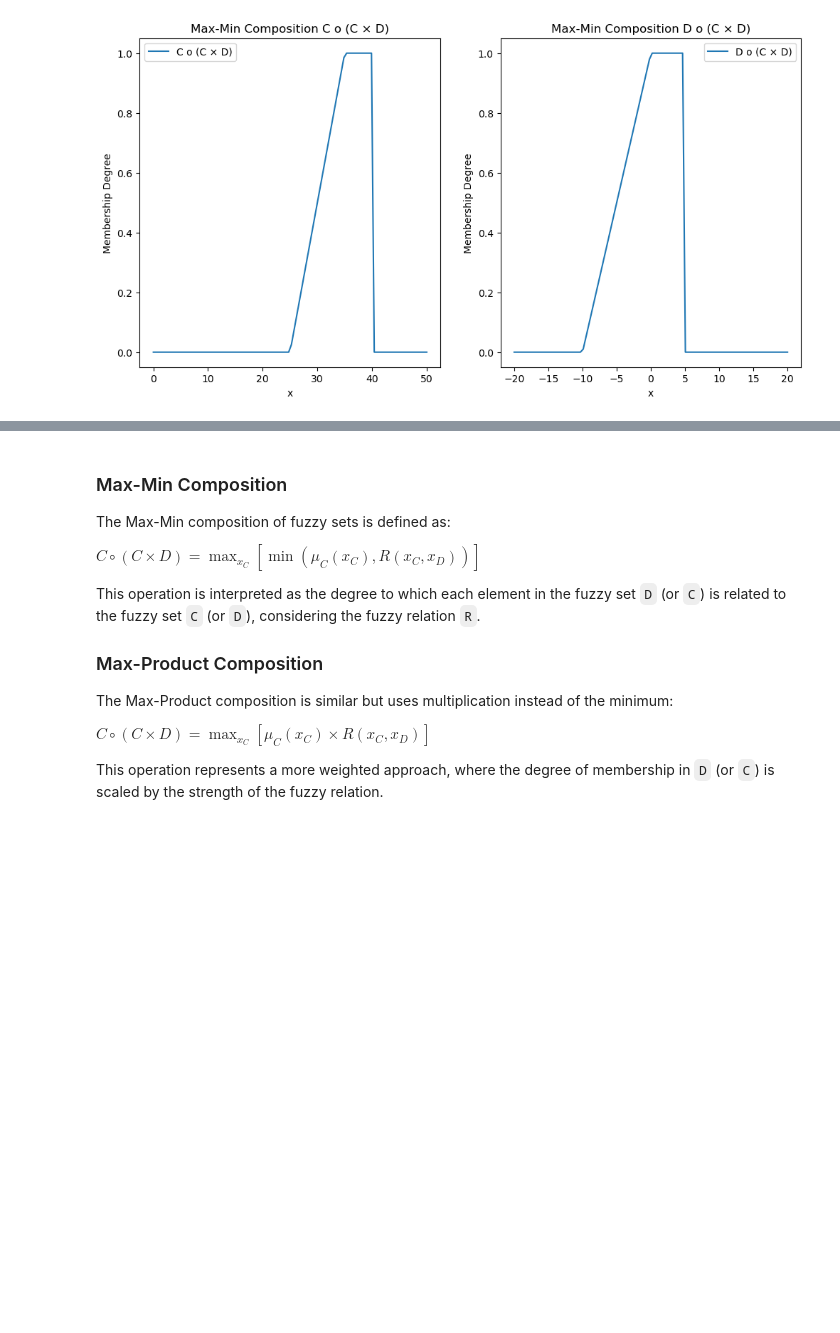
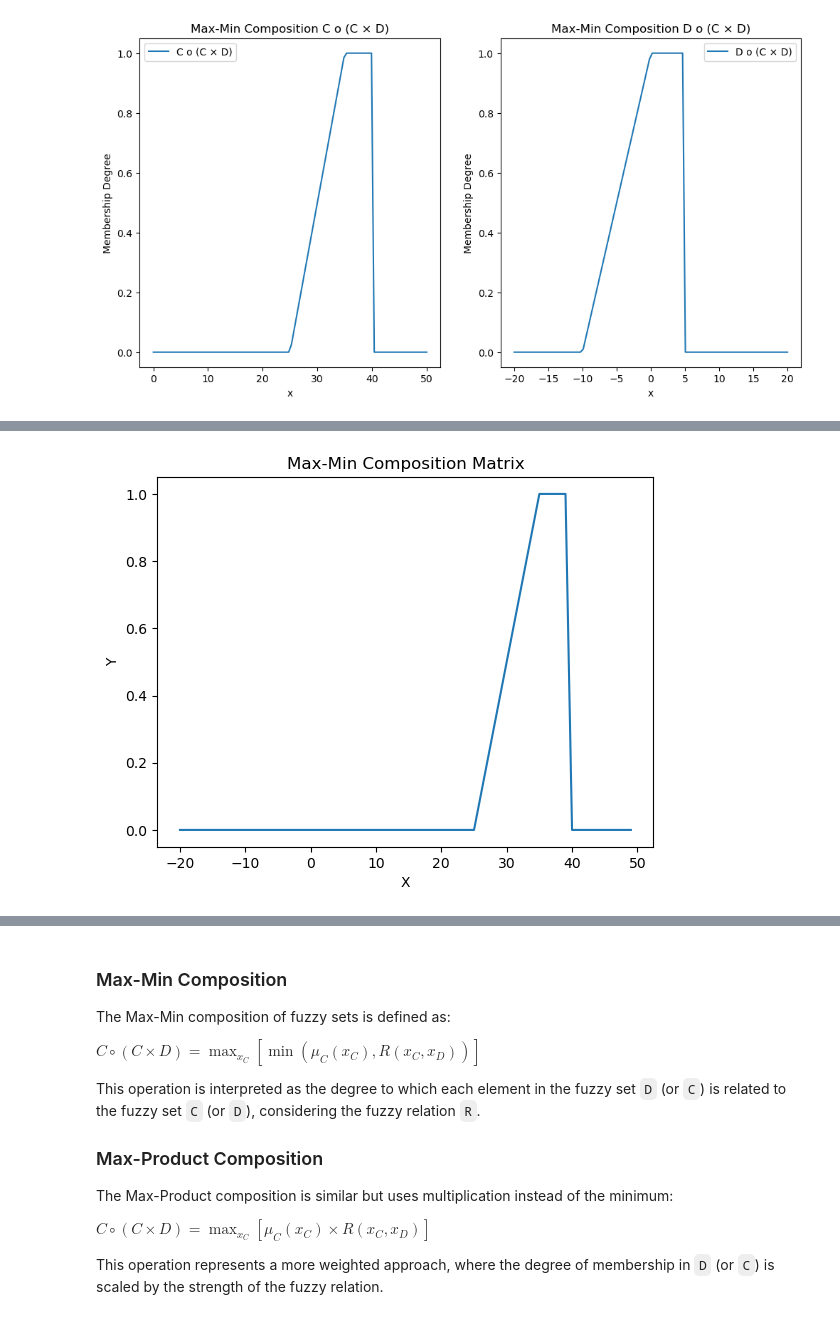
Before and after one commit to Uttam-Mahata/Soft_Computing, a Jupyter notebook: Assignment2/Fuzzy_logic.ipynb, the cells around one changed output, grey strips where cells are left out. Cells and saved outputs as stored; diff of their text form; code cells hidden in the pictures; blank space fills up the shorter version.

```diff
--- a/Assignment2/Fuzzy_logic.ipynb
+++ b/Assignment2/Fuzzy_logic.ipynb
@@ -643,0 +749,91 @@ plt.show()
+# %%
+import numpy as np
+import matplotlib.pyplot as plt
+
+# Functions for warm and cold
+def func_warm(x):
+    if x < 25:
+        return 0
+    elif 25 <= x < 35:
+        return (x - 25) / (35 - 25)
+    elif 35 <= x < 40:
+        return 1
+    else:
+        return 0
+
+def func_cold(x):
+    if x < (-10):
+        return 0
+    elif (-10) <= x < 0:
+        return (x - (-10)) / (0 - (-10))
+    elif 0 <= x < 5:
+        return 1
+    else:
+        return 0
+
+# Range of X values
+X = np.arange(-20, 50)
+C = [func_cold(val) for val in X]
+D = [func_warm(val) for val in X]
+
+# Initialize relational matrix
+relational_matrix = np.zeros((len(X), len(X)))
+
+# Populate the relational matrix using min operation
+for i in range(len(C)):
+    for j in range(len(D)):
+        relational_matrix[i][j] = min(C[i], D[j])
+
+# C ∘ relational_matrix (Max-Min Composition)
+max_min_composition_matrix = np.zeros(len(X))
+for i in range(len(C)):
+    max_min_composition_matrix[i] = max(min(C[j], relational_matrix[j, i]) for j in range(len(X)))
+
+# Plot Max-Min Composition Matrix
+plt.plot(X, max_min_composition_matrix)
+plt.xlabel("X")
+plt.ylabel("Y")
+plt.title("Max-Min Composition Matrix")
+plt.show()
+
+# D ∘ relational_matrix (Max-Min Composition)
+max_min_composition_matrix = np.zeros(len(X))
+for i in range(len(D)):
+    max_min_composition_matrix[i] = max(min(D[j], relational_matrix[j, i]) for j in range(len(X)))
+
+# Plot Max-Min Composition Matrix
+plt.plot(X, max_min_composition_matrix)
+plt.xlabel("X")
+plt.ylabel("Y")
+plt.title("Max-Min Composition Matrix")
+plt.show()
+
+# Max-Product Composition
+
+# Initialize the max-product composition matrix
+max_product_composition_matrix = np.zeros(len(X))
+
+# C ∘ relational_matrix (Max-Product Composition)
+for i in range(len(C)):
+    max_product_composition_matrix[i] = max(C[j] * relational_matrix[j, i] for j in range(len(X)))
+
+# Plot Max-Product Composition Matrix
+plt.plot(X, max_product_composition_matrix)
+plt.xlabel("X")
+plt.ylabel("Y")
+plt.title("Max-Product Composition Matrix (C ∘ relational_matrix)")
+plt.show()
+
+# D ∘ relational_matrix (Max-Product Composition)
+max_product_composition_matrix = np.zeros(len(X))
+for i in range(len(D)):
+    max_product_composition_matrix[i] = max(D[j] * relational_matrix[j, i] for j in range(len(X)))
+
+# Plot Max-Product Composition Matrix
+plt.plot(X, max_product_composition_matrix)
+plt.xlabel("X")
+plt.ylabel("Y")
+plt.title("Max-Product Composition Matrix (D ∘ relational_matrix)")
+plt.show()
+# %% [output]
+[figure, added]
```
Also changed, not shown: parts of 6 cells of this notebook.
